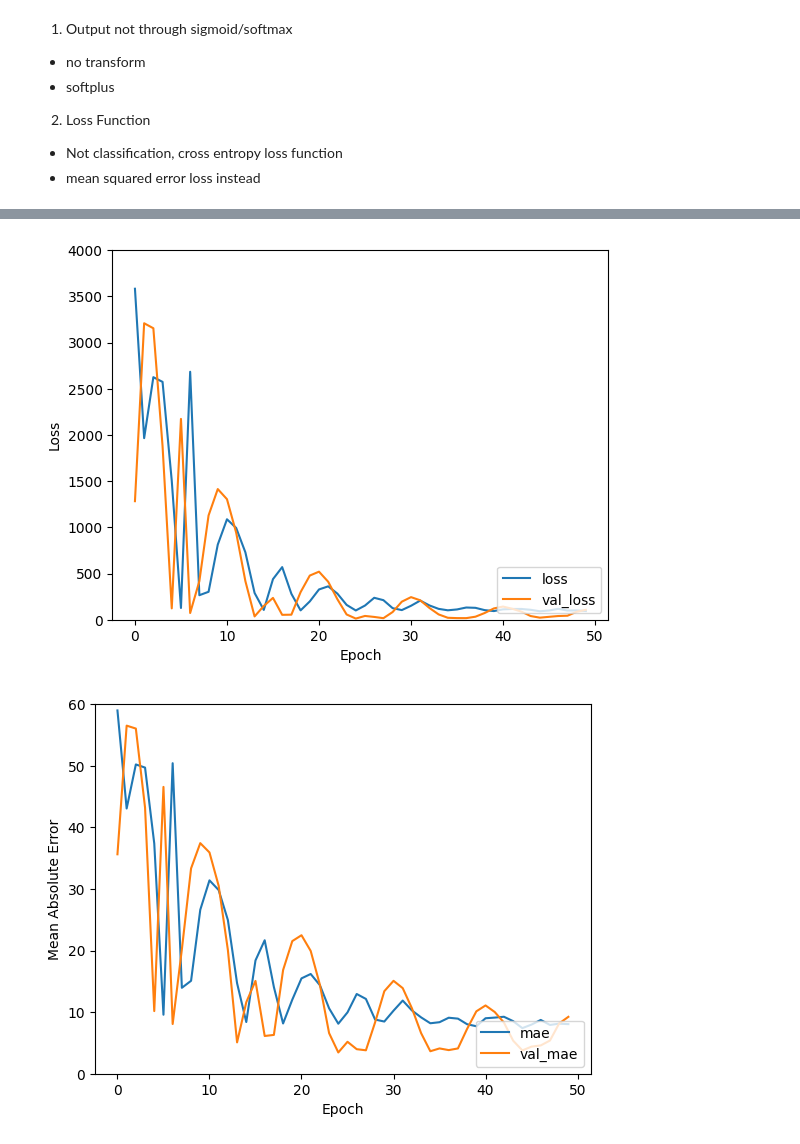
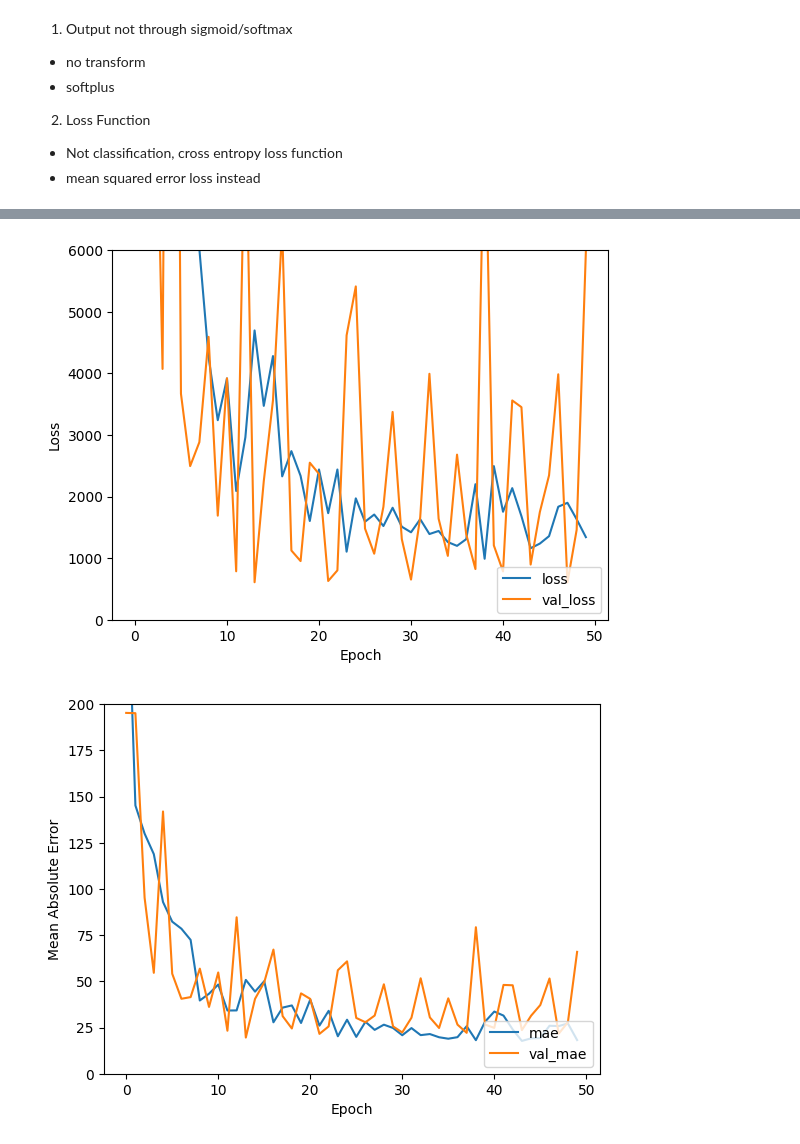
Before and after one commit to Eli-Kaplowitz/ChemTreat-Image-Analysis, a Jupyter notebook: 3D_model_testing.ipynb, the cells around one changed output, grey strips where cells are left out. Drawn from its saved outputs; the diff is of its cells as text; code cells hidden in the pictures.

```diff
--- a/3D_model_testing.ipynb
+++ b/3D_model_testing.ipynb
@@ -222,6 +284,6 @@ subset_paths, regression_splits = split_videos(
 # %%
-n_frames = 10
-batch_size = 8
+n_frames = 20
+batch_size = 4
 
 output_signature = (tf.TensorSpec(shape = (None, None, None, 3), dtype = tf.float32),
                     tf.TensorSpec(shape = (), dtype = tf.int16))
@@ -248,6 +310,6 @@ test_ds = tf.data.Dataset.from_generator(FrameGenerator(subset_paths['test'], re
 
 test_ds = test_ds.batch(batch_size)
 
-#print(f"Number of batches in train_ds: {len(list(train_ds))}")
-#print(f"Number of batches in val_ds: {len(list(val_ds))}")
-#print(f"Number of batches in test_ds: {len(list(test_ds))}")
+print(f"Number of batches in train_ds: {len(list(train_ds))}")
+print(f"Number of batches in val_ds: {len(list(val_ds))}")
+print(f"Number of batches in test_ds: {len(list(test_ds))}")
@@ -304,6 +422,6 @@ Model: "sequential_20"
 # %%
 #model.add(PrintLayer())
-model.add(layers.Reshape((10 * 56 * 56 * 64,)))
+model.add(layers.Reshape((n_frames * 56 * 56 * 64,)))
 model.add(layers.Dense(64, activation='relu'))
 model.add(layers.Dense(1, activation='softplus'))
 model.summary()
@@ -332,11 +450,23 @@ Model: "sequential_20"
 # %%
 frames, label = next(iter(train_ds))
 model.build(frames)
+# %%
+train_ds = train_ds.repeat()  # Repeat the dataset for training
+steps_per_epoch = len(subset_paths['train']) // batch_size
+
+val_ds = val_ds.repeat()  # Repeat the validation dataset
+val_steps = len(subset_paths['val']) // batch_size
 # %%
 model.compile(optimizer='adam',
               loss=tf.keras.losses.MeanSquaredError(),
               metrics=['mae'])
 
-history = model.fit(x=train_ds, epochs=50, validation_data=val_ds)
+history = model.fit(
+    x=train_ds,
+    epochs=50,
+    validation_data=val_ds,
+    steps_per_epoch=steps_per_epoch,
+    validation_steps=val_steps
+)
 # %% [output]
 Epoch 1/50
@@ -361,25 +489,25 @@ Epoch 50/50
 # %%
 #plot the training and validation loss
 plt.plot(history.history['loss'], label='loss')
 plt.plot(history.history['val_loss'], label = 'val_loss')
 plt.xlabel('Epoch')
 plt.ylabel('Loss')
-plt.ylim([0, 4000])
+plt.ylim([0, 6000])
 plt.legend(loc='lower right')
 plt.show()
 # %% [output]
-[figure, old version]
+[figure, new version]
 # %%
 #plot the training and validation mae
 plt.plot(history.history['mae'], label='mae')
 plt.plot(history.history['val_mae'], label = 'val_mae')
 plt.xlabel('Epoch')
 plt.ylabel('Mean Absolute Error')
-plt.ylim([0, 60])
+plt.ylim([0, 200])
 plt.legend(loc='lower right')
 plt.show()
 # %% [output]
-[figure, old version]
+[figure, new version]
 # %%
 test_loss, test_mae = model.evaluate(test_ds, verbose=2)
 # %% [output]
```
Also changed, not shown: parts of 23 cells of this notebook, 4 other files.
